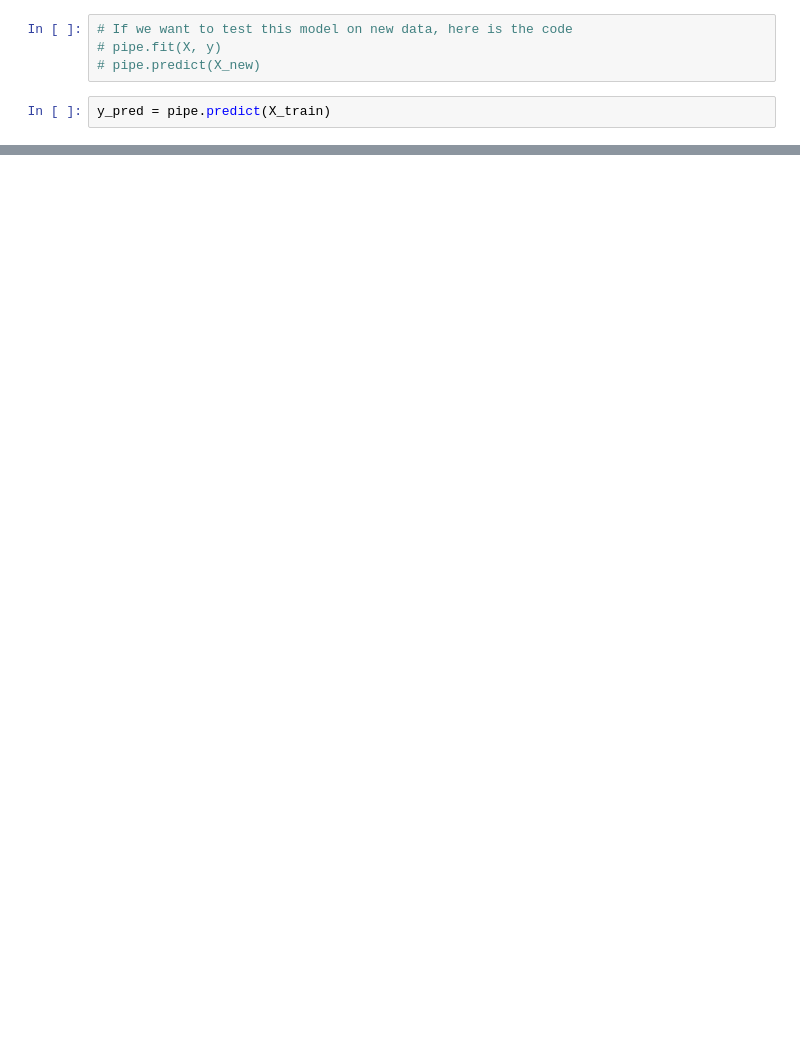
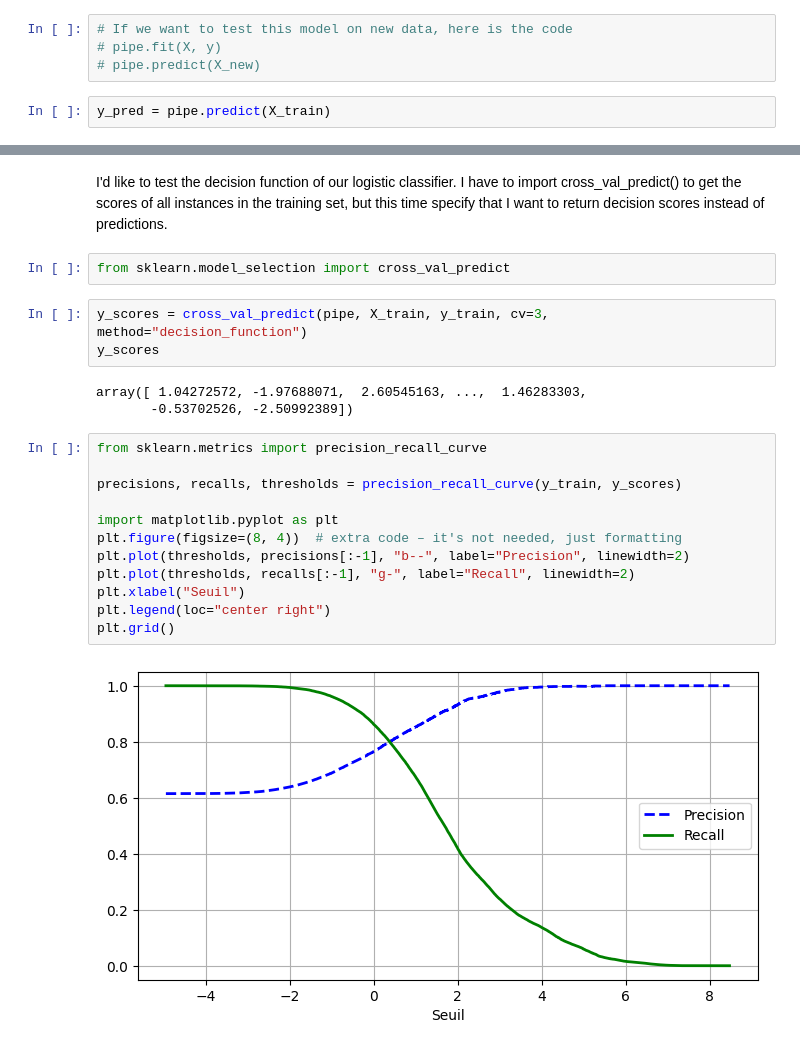
Before and after one commit to RayNCode/code_collab, a Jupyter notebook: ML-2-Model.ipynb, the cells around one changed output, grey strips where cells are left out. Cells and saved outputs as stored; diff of their text form; blank space fills up the shorter version.

```diff
--- a/ML-2-Model.ipynb
+++ b/ML-2-Model.ipynb
@@ -145,0 +140,24 @@ Score F1:  0.8162507997440819
+# %% [markdown]
+I'd like to test the decision function of our logistic classifier. I have to import cross_val_predict() to get the scores of all instances in the training set, but this time specify that I want to return decision scores instead of predictions.
+# %%
+from sklearn.model_selection import cross_val_predict
+# %%
+y_scores = cross_val_predict(pipe, X_train, y_train, cv=3, method="decision_function")
+y_scores
+# %% [output]
+array([ 1.04272572, -1.97688071,  2.60545163, ...,  1.46283303,
+       -0.53702526, -2.50992389])
+# %%
+from sklearn.metrics import precision_recall_curve
+
+precisions, recalls, thresholds = precision_recall_curve(y_train, y_scores)
+
+import matplotlib.pyplot as plt
+plt.figure(figsize=(8, 4))  # extra code – it's not needed, just formatting
+plt.plot(thresholds, precisions[:-1], "b--", label="Precision", linewidth=2)
+plt.plot(thresholds, recalls[:-1], "g-", label="Recall", linewidth=2)
+plt.xlabel("Seuil")
+plt.legend(loc="center right")
+plt.grid()
+# %% [output]
+[figure, added]
```
Also changed, not shown: parts of 20 cells of this notebook.
